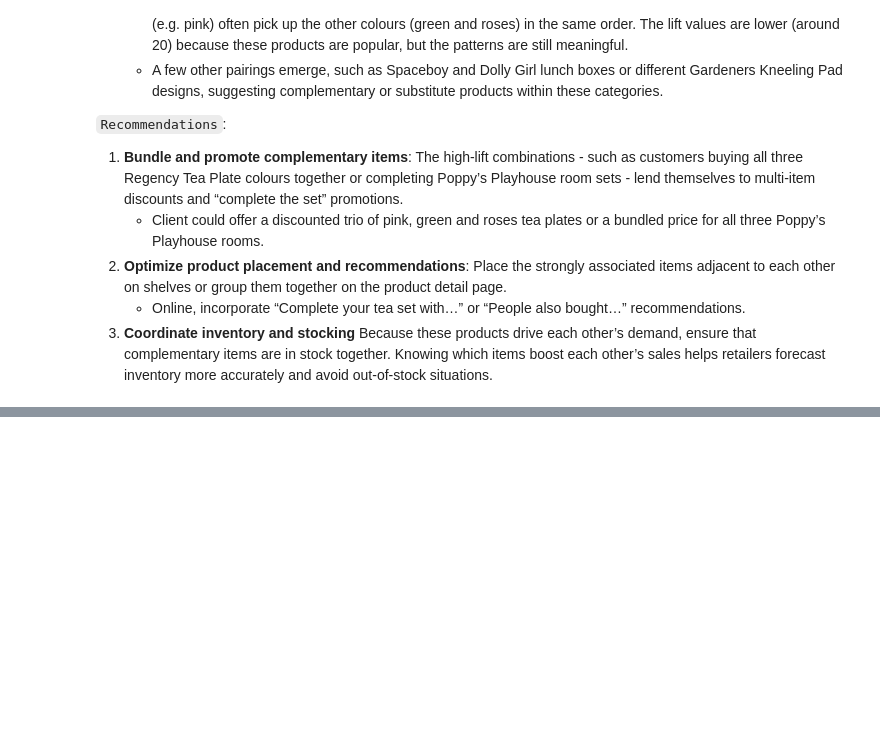
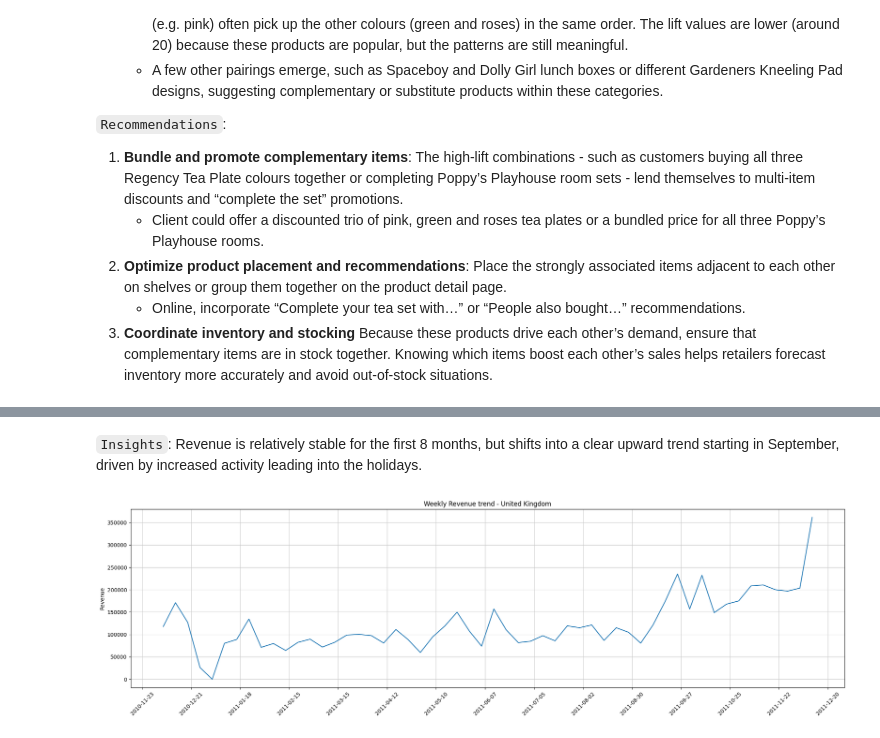
Before and after one commit to neehanthreddym/ecommerce_analytics_pipeline, a Jupyter notebook: notebooks/e_commerce_anlaytics.ipynb, the cells around one changed output, grey strips where cells are left out. Saved outputs shown, nothing was run; the diff lists cells and outputs as text; code cells hidden in the pictures; blank space fills up the shorter version.

```diff
--- a/notebooks/e_commerce_anlaytics.ipynb
+++ b/notebooks/e_commerce_anlaytics.ipynb
@@ -935,0 +1114,28 @@ The Apriori algorithm was run on the one‑hot encoded basket matrix using a ran
+# %% [markdown]
+`Insights`: Revenue is relatively stable for the first 8 months, but shifts into a clear upward trend starting in September, driven by increased activity leading into the holidays.
+# %%
+import matplotlib.dates as mdates
+
+uk_weekly_revenue = (
+    uk_data
+    .resample('W')['Revenue']
+    .sum()
+)
+
+fig, ax = plt.subplots(figsize=(20, 6))
+ax.plot(uk_weekly_revenue.index, uk_weekly_revenue.values)
+
+ax.set_title("Weekly Revenue trend - United Kingdom")
+ax.set_ylabel("Revenue")
+ax.grid(color="#C6C6C6")
+
+# Tick every Nth week (interval=1 for every week, 2 for every 2nd week, etc.)
+ax.xaxis.set_major_locator(mdates.WeekdayLocator(interval=4))  # every 4th week
+# ax.xaxis.set_major_formatter(mdates.DateFormatter('Week %U'))
+ax.xaxis.set_major_formatter(mdates.DateFormatter('%Y-%m-%d'))
+
+plt.xticks(rotation=45)
+plt.tight_layout()
+plt.show()
+# %% [output]
+[figure, added]
```
Also changed, not shown: parts of 61 cells of this notebook, 2 other files.
